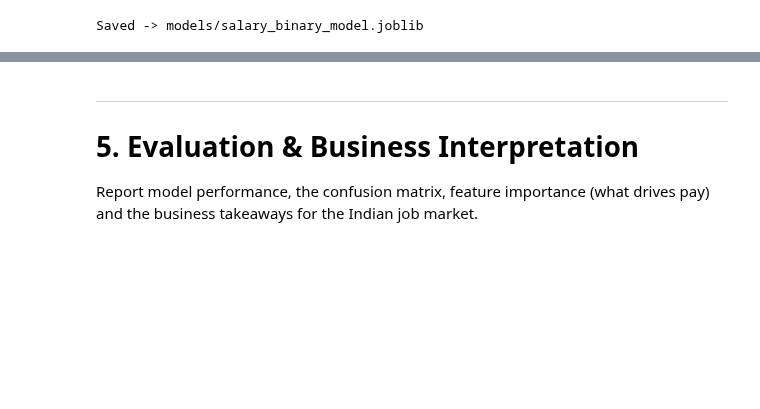
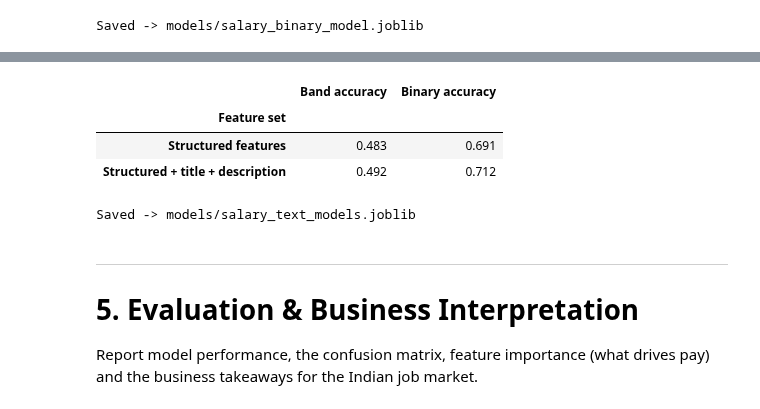
Before and after one commit to anusanth26/Career-Market-Intelligence, a Jupyter notebook: notebooks/career_market_intelligence.ipynb, the cells around one changed output, grey strips where cells are left out. Cells and saved outputs as stored; diff of their text form; code cells hidden in the pictures; blank space fills up the shorter version.

```diff
--- a/notebooks/career_market_intelligence.ipynb
+++ b/notebooks/career_market_intelligence.ipynb
@@ -1536,3 +1540,52 @@ Saved -> models/salary_binary_model.joblib
+# %%
+from scipy.sparse import hstack, csr_matrix
+from sklearn.feature_extraction.text import TfidfVectorizer
+from sklearn.model_selection import GroupKFold, cross_val_score
+from sklearn.ensemble import RandomForestClassifier
+
+text_df = model_df.reset_index(drop=True)
+X_struct = csr_matrix(X.reset_index(drop=True).values)
+
+title_vec = TfidfVectorizer(ngram_range=(1, 2), min_df=3, max_features=300)
+desc_vec = TfidfVectorizer(min_df=5, max_features=500, stop_words="english")
+X_title = title_vec.fit_transform(text_df["title"].fillna("").str.lower())
+X_desc = desc_vec.fit_transform(text_df["description_clean"].fillna(""))
+X_text = hstack([X_struct, X_title, X_desc]).tocsr()
+
+employer_groups = text_df["employer"].fillna("unknown").str.lower().str.strip()
+y_band_text = text_df["salary_band"].astype(str)
+median_text = text_df["salary_mid"].median()
+y_binary_text = (text_df["salary_mid"] >= median_text).map({True: "above", False: "below"})
+
+grouped_cv = GroupKFold(n_splits=5)
+text_rf = RandomForestClassifier(n_estimators=300, max_depth=10, min_samples_leaf=2, random_state=42, n_jobs=1)
+
+rows = {}
+for label, features in [("Structured features", X_struct), ("Structured + title + description", X_text)]:
+    rows[label] = {
+        "Band accuracy": cross_val_score(text_rf, features, y_band_text, cv=grouped_cv, groups=employer_groups, scoring="accuracy").mean(),
+        "Binary accuracy": cross_val_score(text_rf, features, y_binary_text, cv=grouped_cv, groups=employer_groups, scoring="accuracy").mean(),
+    }
+display(pd.DataFrame(rows).T.round(3).rename_axis("Feature set"))
+# %% [output]
+|  | Band accuracy | Binary accuracy |
+| Feature set |  |  |
+| Structured features | 0.483 | 0.691 |
+| Structured + title + description | 0.492 | 0.712 |
+# %%
+import joblib
+
+text_band_model = RandomForestClassifier(n_estimators=300, max_depth=10, min_samples_leaf=2, random_state=42, n_jobs=1).fit(X_text, y_band_text)
+text_binary_model = RandomForestClassifier(n_estimators=300, max_depth=10, min_samples_leaf=2, random_state=42, n_jobs=1).fit(X_text, y_binary_text)
+
+joblib.dump(
+    {"band_model": text_band_model, "binary_model": text_binary_model,
+     "title_vectorizer": title_vec, "description_vectorizer": desc_vec,
+     "feature_columns": X.columns.tolist(), "median_salary": float(median_text)},
+    "../models/salary_text_models.joblib")
+print("Saved -> models/salary_text_models.joblib")
+# %% [output]
+Saved -> models/salary_text_models.joblib
 # %% [markdown]
 ---
 # 5. Evaluation & Business Interpretation
```
Also changed, not shown: parts of 1 cell of this notebook, 1 other file.
